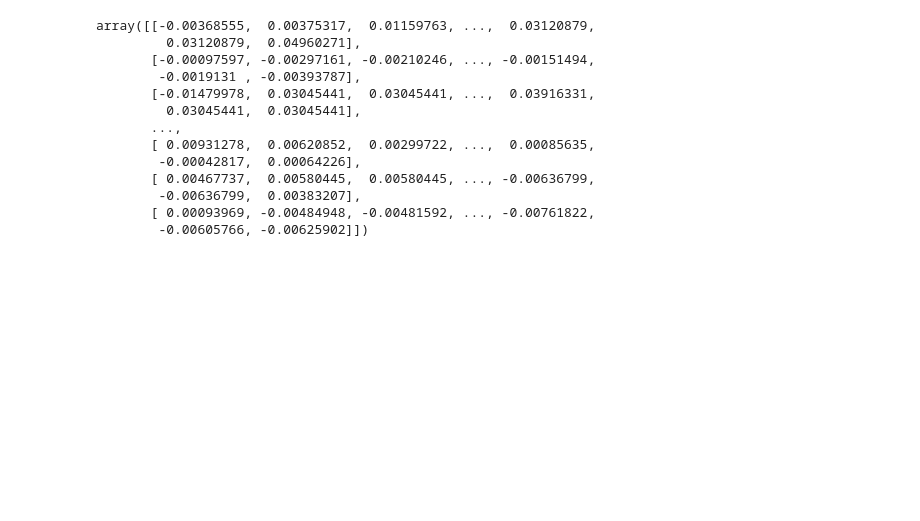
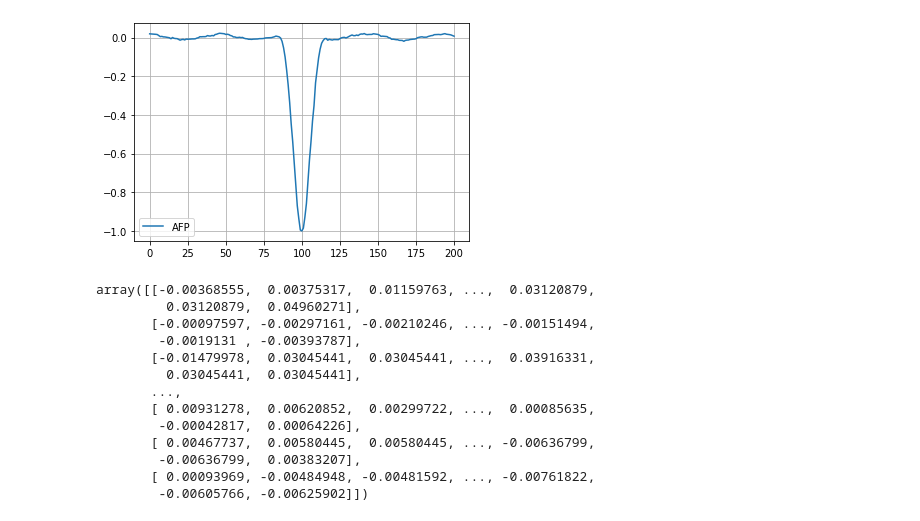
Before and after one commit to vikramkhaire/ml_tutorials, a Jupyter notebook: planets.ipynb, the cells around one changed output. Saved outputs shown, nothing was run; the diff lists cells and outputs as text; code cells hidden in the pictures; blank space fills up the shorter version.

```diff
--- a/planets.ipynb
+++ b/planets.ipynb
@@ -14,2 +49,11 @@ data_table
+# %%
+# random example plots
+i = 52
+plt.plot(data_table['local'][i], label = data_table['class'][i])
+plt.legend()
+plt.grid()
+plt.show()
+# %% [output]
+[figure, added]
 # %%
 input_data = np.array(data_table['local'].tolist())
```
Also changed, not shown: parts of 8 cells of this notebook.
